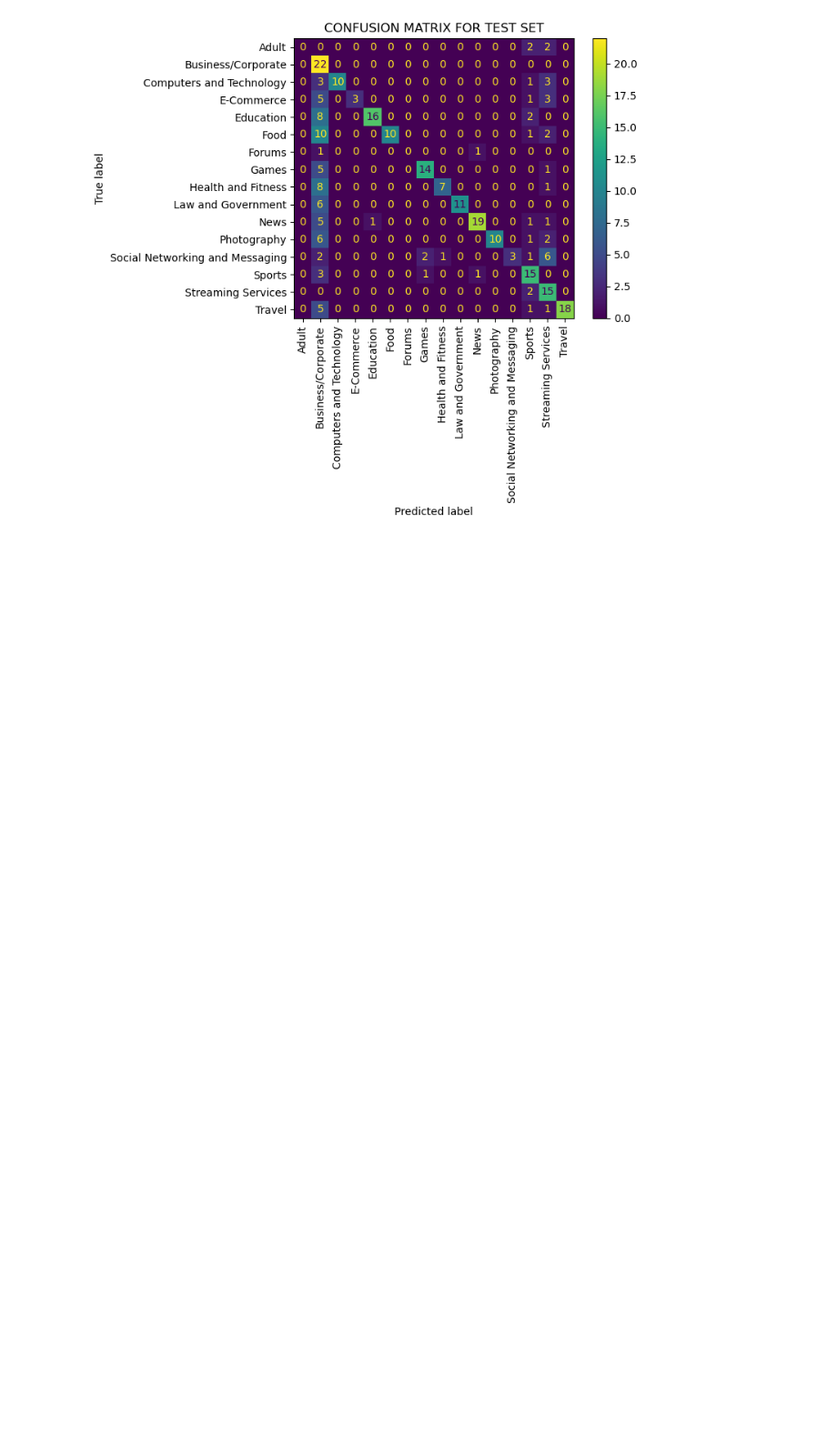
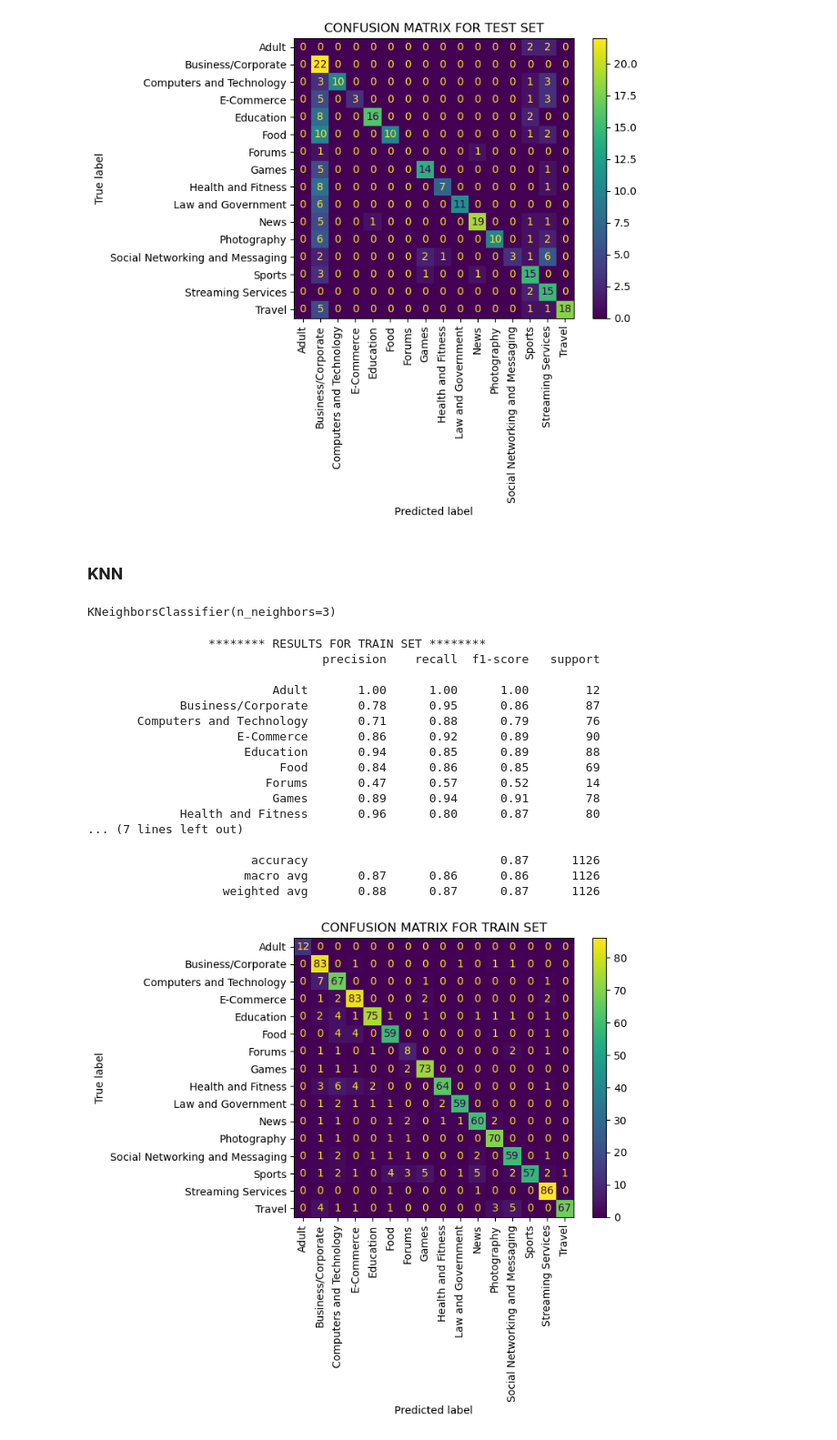
Before and after one commit to sabi000/Website-classification, a Jupyter notebook: text_encoding_BoW.ipynb, the cells around one changed output. Shown at 91% size. Cells and saved outputs as stored; diff of their text form; code cells hidden in the pictures; blank space fills up the shorter version.

```diff
--- a/text_encoding_BoW.ipynb
+++ b/text_encoding_BoW.ipynb
@@ -347,3 +362,32 @@ get_results(svm_clf, X_test, y_test, 'TEST')
                       macro avg       0.73      0.53      0.55       282
                    weighted avg       0.82      0.61      0.64       282
 [figure]
+# %% [markdown]
+### KNN
+# %%
+knn_clf = KNeighborsClassifier(n_neighbors=3)
+# %%
+knn_clf.fit(X_train, y_train)
+# %% [output]
+KNeighborsClassifier(n_neighbors=3)
+# %%
+get_results(knn_clf, X_train, y_train, 'TRAIN')
+# %% [output]
+                 ******** RESULTS FOR TRAIN SET ********
+                                 precision    recall  f1-score   support
+
+                          Adult       1.00      1.00      1.00        12
+             Business/Corporate       0.78      0.95      0.86        87
+       Computers and Technology       0.71      0.88      0.79        76
+                     E-Commerce       0.86      0.92      0.89        90
+                      Education       0.94      0.85      0.89        88
+                           Food       0.84      0.86      0.85        69
+                         Forums       0.47      0.57      0.52        14
+                          Games       0.89      0.94      0.91        78
+             Health and Fitness       0.96      0.80      0.87        80
+... (7 lines left out)
+
+                       accuracy                           0.87      1126
+                      macro avg       0.87      0.86      0.86      1126
+                   weighted avg       0.88      0.87      0.87      1126
+[figure, added]
```
Also changed, not shown: parts of 44 cells of this notebook.
